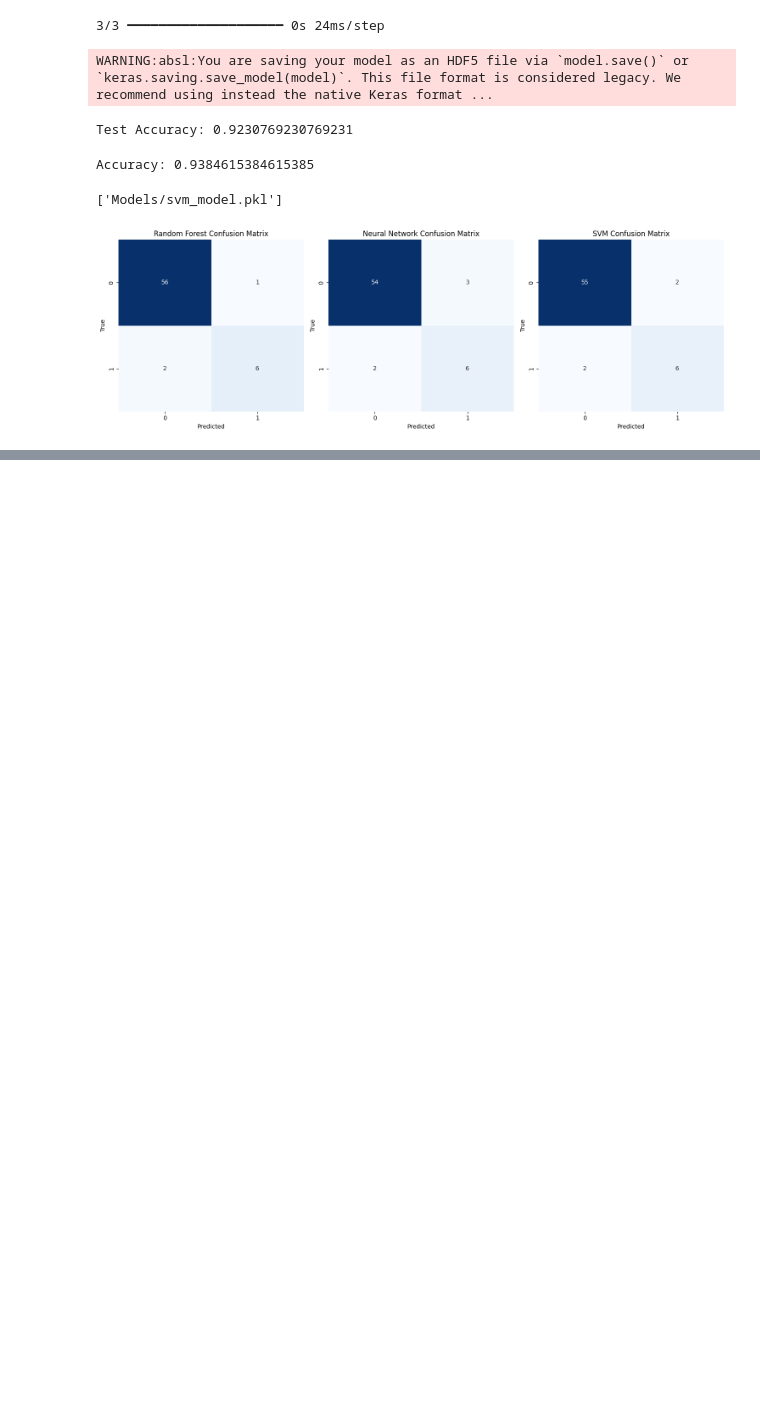
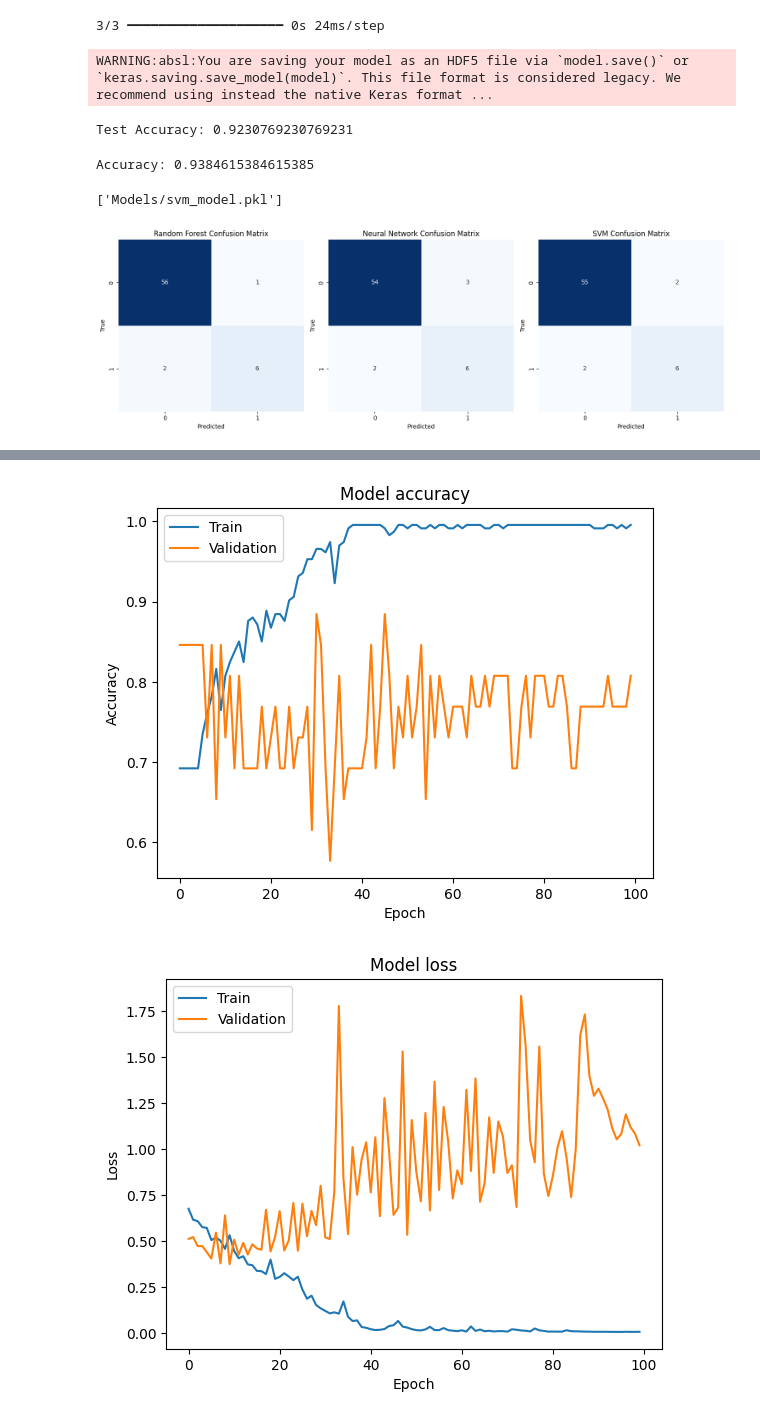
Before and after one commit to TANMAY0704/Minor-project, a Jupyter notebook: Final/model/model.ipynb, the cells around one changed output, grey strips where cells are left out. Cells and saved outputs as stored; diff of their text form; code cells hidden in the pictures; blank space fills up the shorter version.

```diff
--- a/Final/model/model.ipynb
+++ b/Final/model/model.ipynb
@@ -182,0 +245,72 @@ plt.show()
+# %%
+import numpy as np
+
+# Plot training & validation accuracy values
+plt.plot(history.history['accuracy'])
+plt.plot(history.history['val_accuracy'])
+plt.title('Model accuracy')
+plt.xlabel('Epoch')
+plt.ylabel('Accuracy')
+plt.legend(['Train', 'Validation'], loc='upper left')
+plt.show()
+
+# Plot training & validation loss values
+plt.plot(history.history['loss'])
+plt.plot(history.history['val_loss'])
+plt.title('Model loss')
+plt.xlabel('Epoch')
+plt.ylabel('Loss')
+plt.legend(['Train', 'Validation'], loc='upper left')
+plt.show()
+
+# Confusion Matrix with numbers
+cm = confusion_matrix(y_test, nn_predictions)
+plt.imshow(cm, interpolation='nearest', cmap=plt.cm.Blues)
+plt.title('Confusion Matrix')
+plt.colorbar()
+plt.xlabel('Predicted')
+plt.ylabel('Actual')
+plt.xticks([0, 1], ['Negative', 'Positive'])
+plt.yticks([0, 1], ['Negative', 'Positive'])
+
+# Add numbers to the confusion matrix
+thresh = cm.max() / 2.
+for i in range(cm.shape[0]):
+    for j in range(cm.shape[1]):
+        plt.text(j, i, format(cm[i, j], '.0f'),
+                 horizontalalignment="center",
+                 color="white" if cm[i, j] > thresh else "black")
+
+plt.show()
+
+# Precision-Recall Curve with numbers
+precision, recall, _ = precision_recall_curve(y_test, nn_predictions)
+plt.plot(recall, precision)
+plt.title('Precision-Recall Curve')
+plt.xlabel('Recall')
+plt.ylabel('Precision')
+
+# Add numbers to the precision-recall curve
+for i in range(len(precision)):
+    plt.text(recall[i], precision[i], f'{precision[i]:.2f}', verticalalignment='bottom')
+
+plt.show()
+
+# ROC Curve with numbers
+fpr, tpr, _ = roc_curve(y_test, nn_predictions)
+roc_auc = auc(fpr, tpr)
+plt.plot(fpr, tpr, label='ROC curve (area = %0.2f)' % roc_auc)
+plt.plot([0, 1], [0, 1], 'r--')
+plt.title('Receiver Operating Characteristic (ROC) Curve')
+plt.xlabel('False Positive Rate')
+plt.ylabel('True Positive Rate')
+plt.legend(loc='lower right')
+
+# Add numbers to the ROC curve
+for i in range(len(fpr)):
+    plt.text(fpr[i], tpr[i], f'{tpr[i]:.2f}', verticalalignment='bottom')
+
+plt.show()
+# %% [output]
+[figure, added]
+[figure, added]
```
Also changed, not shown: parts of 6 cells of this notebook, 1 other file.
